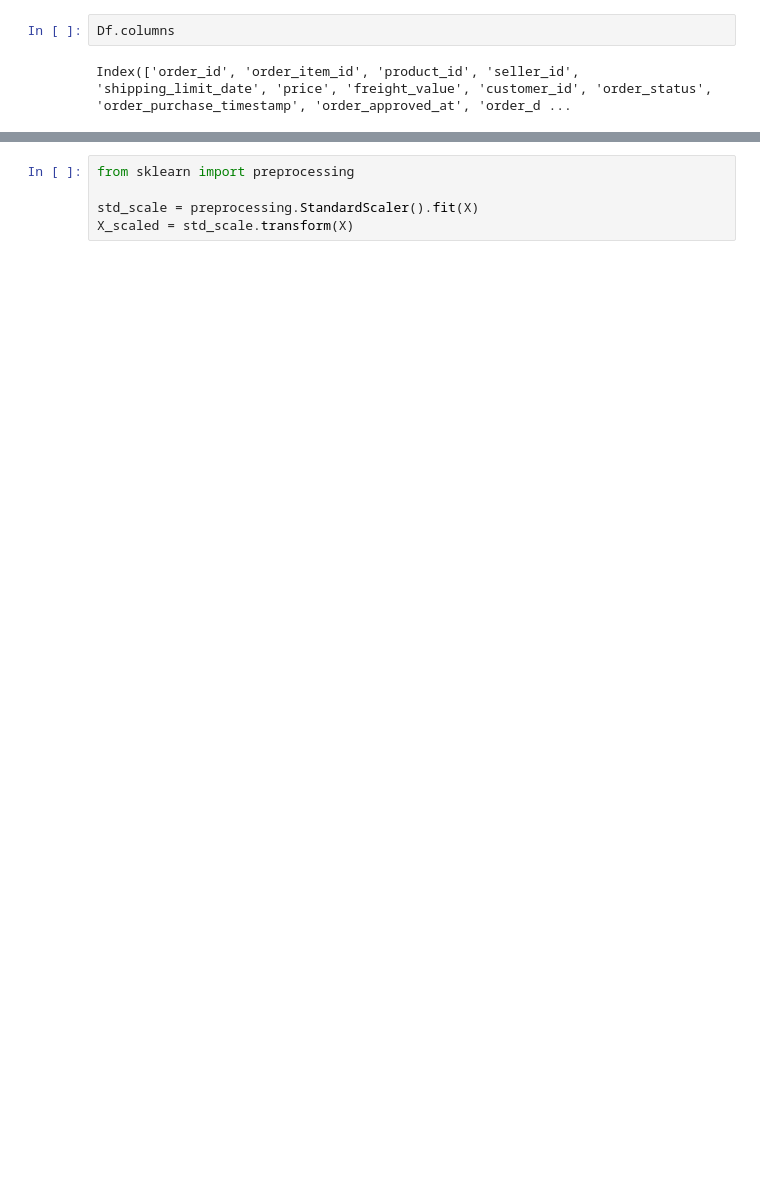
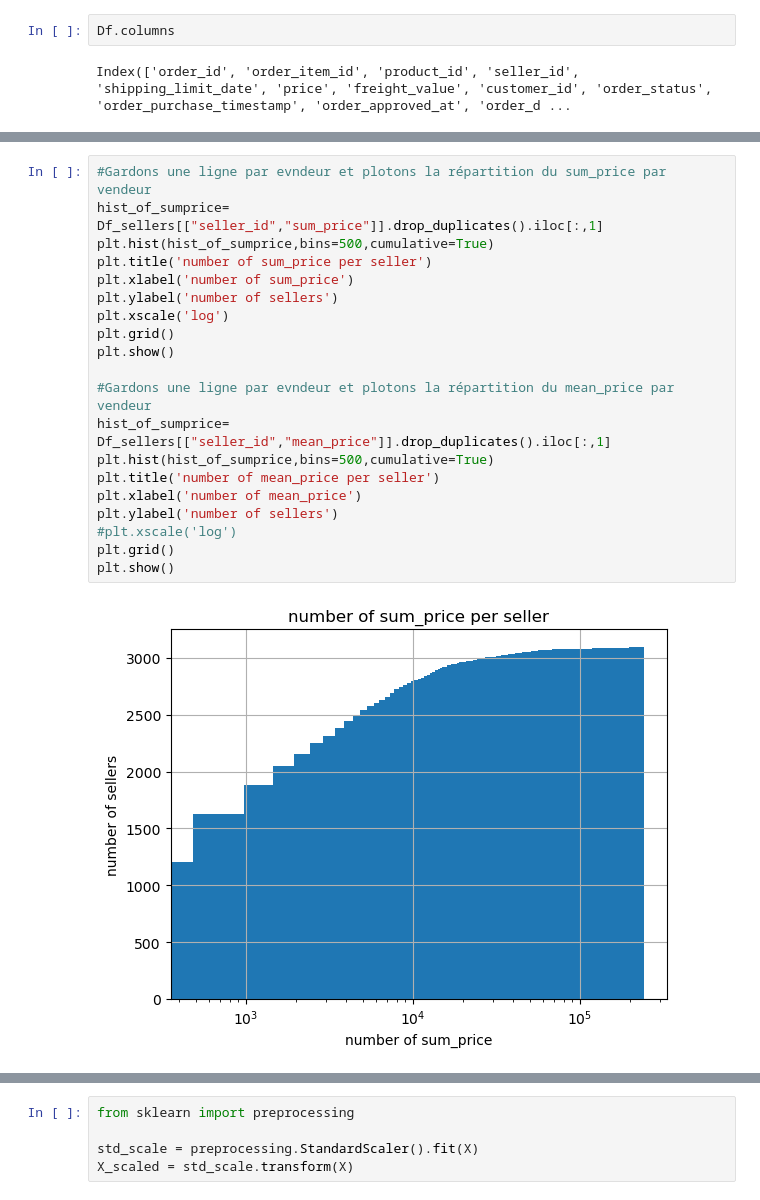
Before and after one commit to HubiGitHubi/Projet-5, a Jupyter notebook: Projet5.ipynb, the cells around one changed output, grey strips where cells are left out. Drawn from its saved outputs; the diff is of its cells as text; blank space fills up the shorter version.

```diff
--- a/Projet5.ipynb
+++ b/Projet5.ipynb
@@ -439,0 +446,22 @@ Df.groupby('seller_id').sum()
+# %%
+#Gardons une ligne par evndeur et plotons la répartition du sum_price par vendeur
+hist_of_sumprice= Df_sellers[["seller_id","sum_price"]].drop_duplicates().iloc[:,1]
+plt.hist(hist_of_sumprice,bins=500,cumulative=True)
+plt.title('number of sum_price per seller')
+plt.xlabel('number of sum_price')
+plt.ylabel('number of sellers')
+plt.xscale('log')
+plt.grid()
+plt.show()
+
+#Gardons une ligne par evndeur et plotons la répartition du mean_price par vendeur
+hist_of_sumprice= Df_sellers[["seller_id","mean_price"]].drop_duplicates().iloc[:,1]
+plt.hist(hist_of_sumprice,bins=500,cumulative=True)
+plt.title('number of mean_price per seller')
+plt.xlabel('number of mean_price')
+plt.ylabel('number of sellers')
+#plt.xscale('log')
+plt.grid()
+plt.show()
+# %% [output]
+[figure, added]
```
Also changed, not shown: parts of 40 cells of this notebook, 2 other files.
